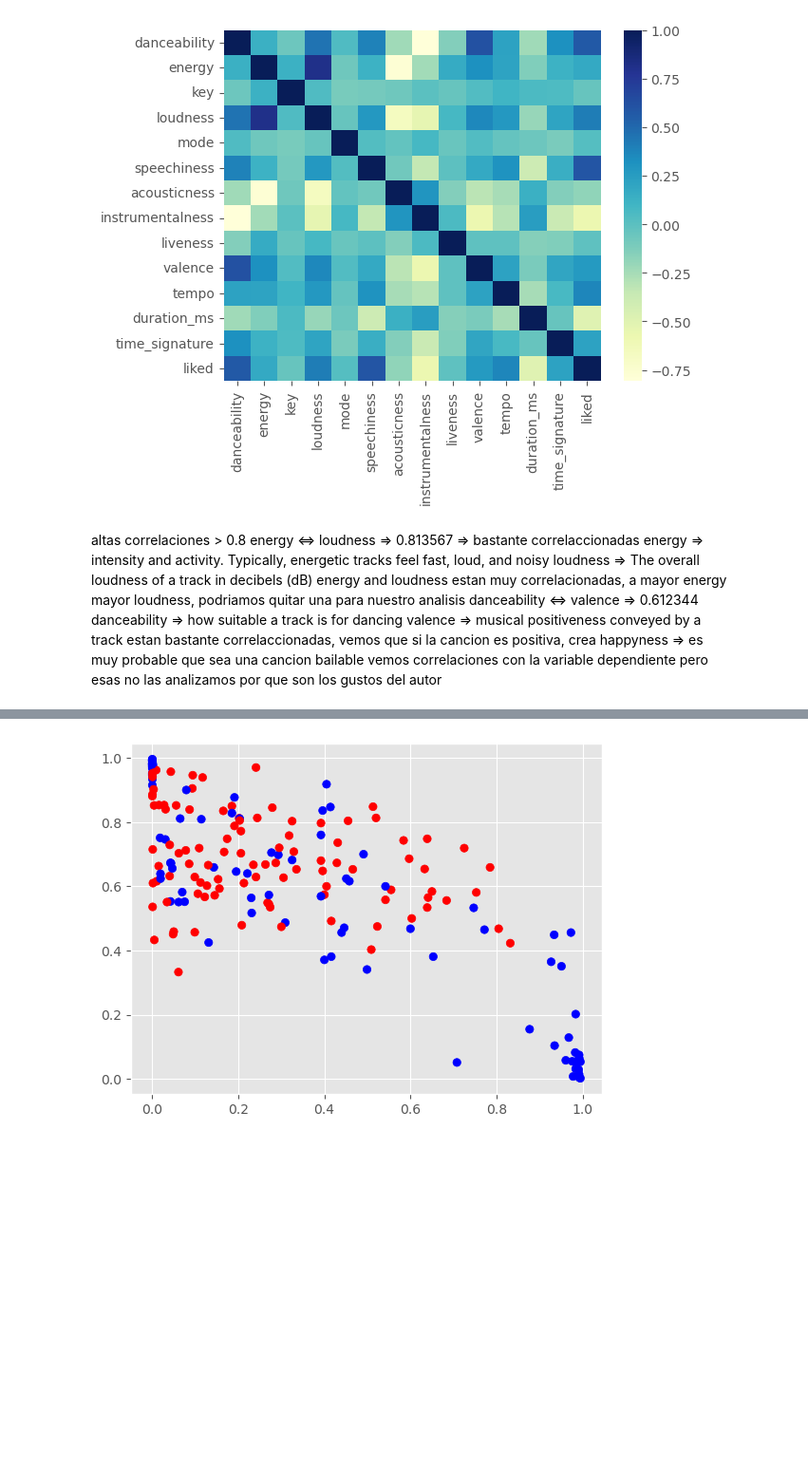
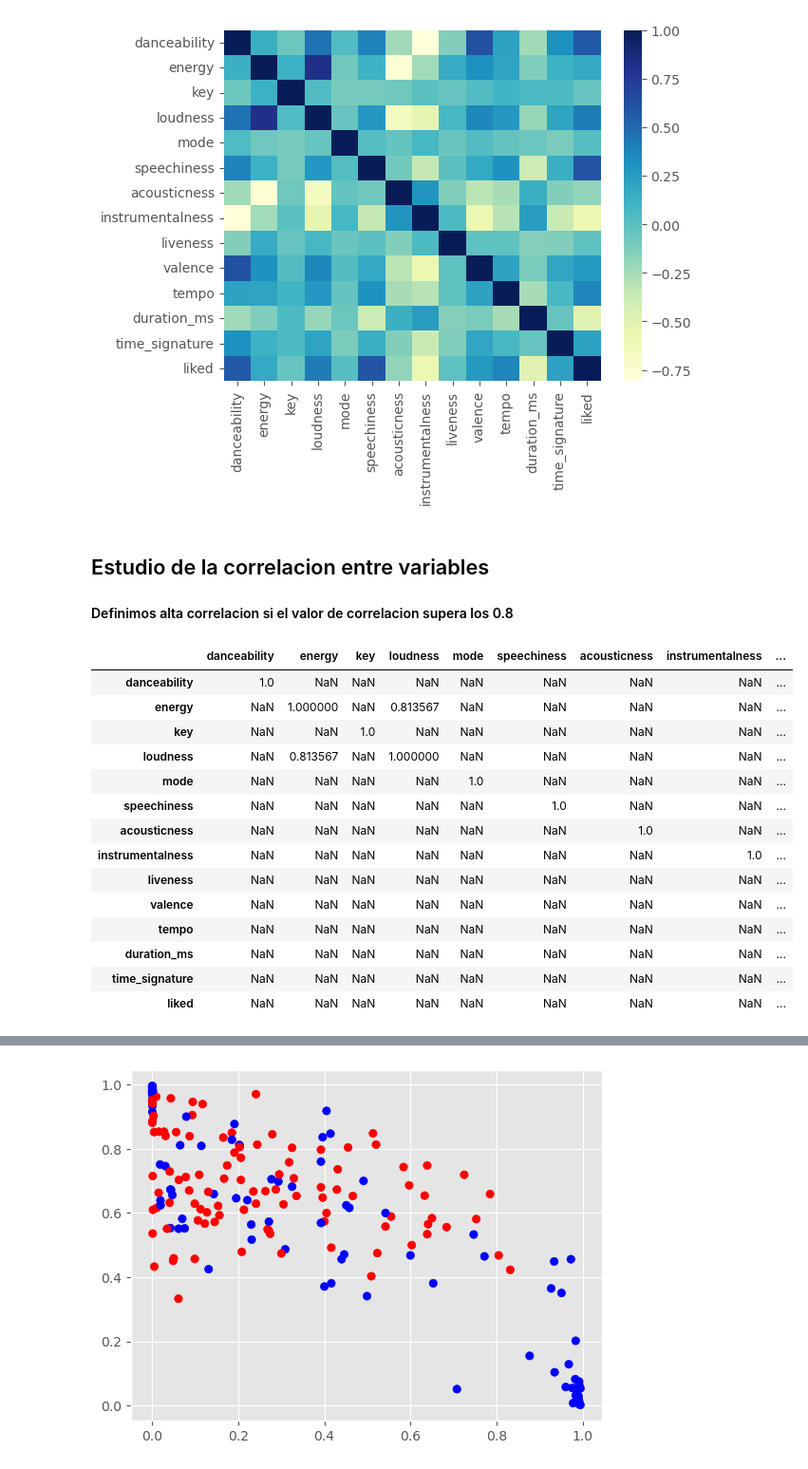
Before and after one commit to eprequejo/lab-py, a Jupyter notebook: ml-actividad-2/ml-actividad-2.ipynb, the cells around one changed output, grey strips where cells are left out. Shown at 95% size. Cells and saved outputs as stored; diff of their text form; code cells hidden in the pictures; blank space fills up the shorter version.

```diff
--- a/ml-actividad-2/ml-actividad-2.ipynb
+++ b/ml-actividad-2/ml-actividad-2.ipynb
@@ -198,14 +219,24 @@ mp.show()
 # %% [output]
 [figure]
 # %% [markdown]
-
-altas correlaciones > 0.8
-energy <=> loudness => 0.813567 => bastante correlaccionadas
-energy => intensity and activity. Typically, energetic tracks feel fast, loud, and noisy
-loudness => The overall loudness of a track in decibels (dB)
-energy and loudness estan muy correlacionadas, a mayor energy mayor loudness, podriamos quitar una para nuestro analisis
-danceability <=> valence => 0.612344
-danceability => how suitable a track is for dancing
-valence => musical positiveness conveyed by a track
-estan bastante correlaccionadas, vemos que si la cancion es positiva, crea happyness => es muy probable que sea una cancion bailable
-vemos correlaciones con la variable dependiente pero esas no las analizamos por que son los gustos del autor
+## Estudio de la correlacion entre variables
+#### Definimos alta correlacion si el valor de correlacion supera los 0.8
+# %%
+corrGreater = corr[corr>=.8]
+corrGreater
+# %% [output]
+|  | danceability | energy | key | loudness | mode | speechiness | acousticness | instrumentalness | ... |
+| danceability | 1.0 | NaN | NaN | NaN | NaN | NaN | NaN | NaN | ... |
+| energy | NaN | 1.000000 | NaN | 0.813567 | NaN | NaN | NaN | NaN | ... |
+| key | NaN | NaN | 1.0 | NaN | NaN | NaN | NaN | NaN | ... |
+| loudness | NaN | 0.813567 | NaN | 1.000000 | NaN | NaN | NaN | NaN | ... |
+| mode | NaN | NaN | NaN | NaN | 1.0 | NaN | NaN | NaN | ... |
+| speechiness | NaN | NaN | NaN | NaN | NaN | 1.0 | NaN | NaN | ... |
+| acousticness | NaN | NaN | NaN | NaN | NaN | NaN | 1.0 | NaN | ... |
+| instrumentalness | NaN | NaN | NaN | NaN | NaN | NaN | NaN | 1.0 | ... |
+| liveness | NaN | NaN | NaN | NaN | NaN | NaN | NaN | NaN | ... |
+| valence | NaN | NaN | NaN | NaN | NaN | NaN | NaN | NaN | ... |
+| tempo | NaN | NaN | NaN | NaN | NaN | NaN | NaN | NaN | ... |
+| duration_ms | NaN | NaN | NaN | NaN | NaN | NaN | NaN | NaN | ... |
+| time_signature | NaN | NaN | NaN | NaN | NaN | NaN | NaN | NaN | ... |
+| liked | NaN | NaN | NaN | NaN | NaN | NaN | NaN | NaN | ... |
```
Also changed, not shown: parts of 76 cells of this notebook, 1 other file.
